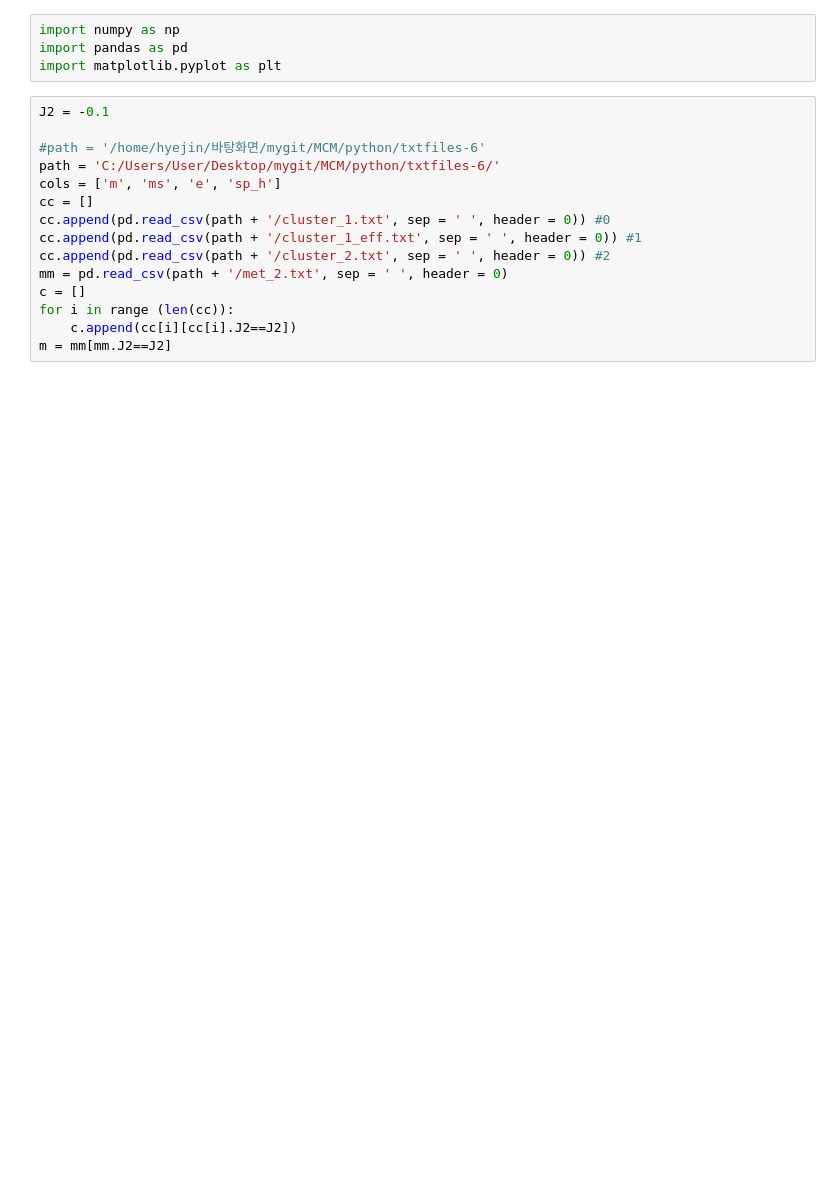
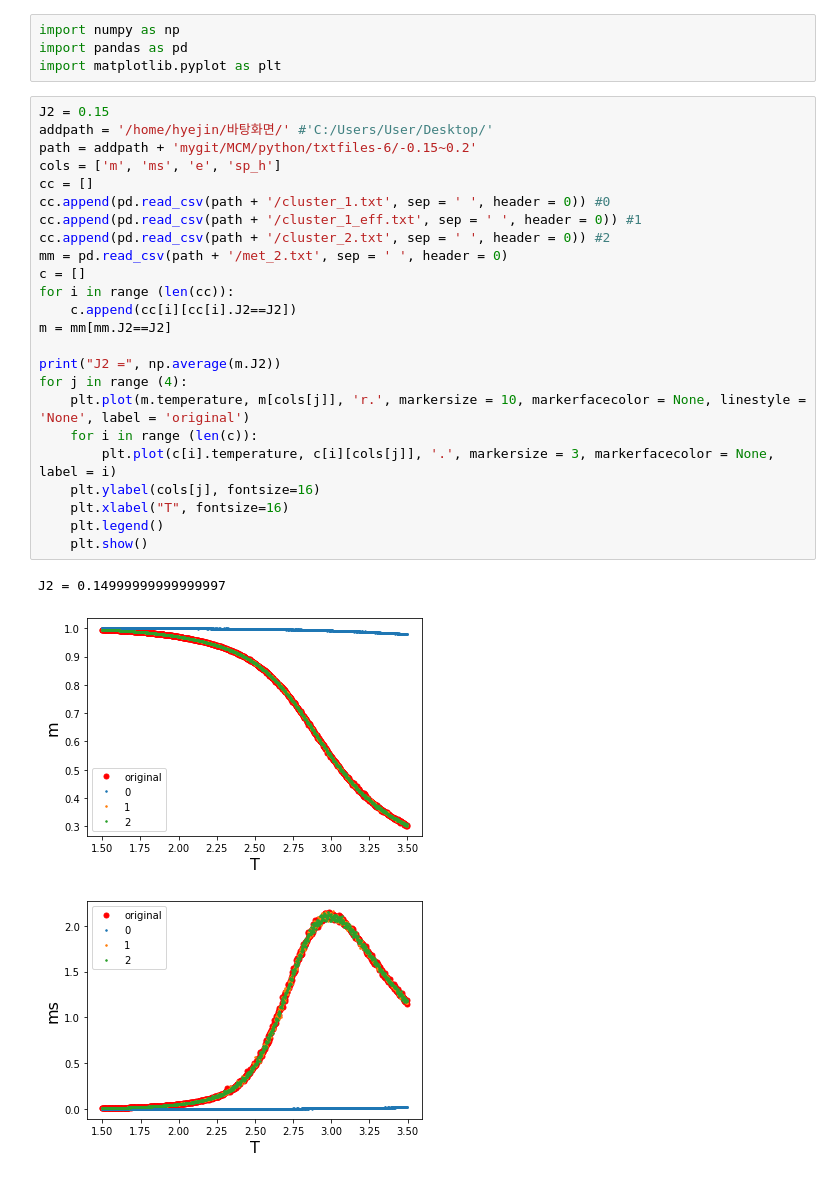
Before and after one commit to aadeliee22/MCMCIsing_SLMC, a Jupyter notebook: python/5th+6th/nnn_cluster_met.ipynb, the cells around one changed output. Drawn from its saved outputs; the diff is of its cells as text; blank space fills up the shorter version.

```diff
--- a/python/5th+6th/nnn_cluster_met.ipynb
+++ b/python/5th+6th/nnn_cluster_met.ipynb
@@ -3,17 +3,30 @@ import numpy as np
 import pandas as pd
 import matplotlib.pyplot as plt
 # %%
-J2 = -0.1
-
-#path = '/home/hyejin/바탕화면/mygit/MCM/python/txtfiles-6'
-path = 'C:/Users/User/Desktop/mygit/MCM/python/txtfiles-6/'
+J2 = 0.15
+addpath = '/home/hyejin/바탕화면/' #'C:/Users/User/Desktop/'
+path = addpath + 'mygit/MCM/python/txtfiles-6/-0.15~0.2'
 cols = ['m', 'ms', 'e', 'sp_h']
 cc = []
 cc.append(pd.read_csv(path + '/cluster_1.txt', sep = ' ', header = 0)) #0
 cc.append(pd.read_csv(path + '/cluster_1_eff.txt', sep = ' ', header = 0)) #1
 cc.append(pd.read_csv(path + '/cluster_2.txt', sep = ' ', header = 0)) #2
 mm = pd.read_csv(path + '/met_2.txt', sep = ' ', header = 0)
 c = []
 for i in range (len(cc)):
     c.append(cc[i][cc[i].J2==J2])
 m = mm[mm.J2==J2]
+
+print("J2 =", np.average(m.J2))
+for j in range (4):
+    plt.plot(m.temperature, m[cols[j]], 'r.', markersize = 10, markerfacecolor = None, linestyle = 'None', label = 'original')
+    for i in range (len(c)):
+        plt.plot(c[i].temperature, c[i][cols[j]], '.', markersize = 3, markerfacecolor = None, label = i)
+    plt.ylabel(cols[j], fontsize=16)
+    plt.xlabel("T", fontsize=16)
+    plt.legend()
+    plt.show()
+# %% [output]
+J2 = 0.14999999999999997
+[figure, added]
+[figure, added]
```
Also changed, not shown: parts of 2 cells of this notebook, 4 other files.
